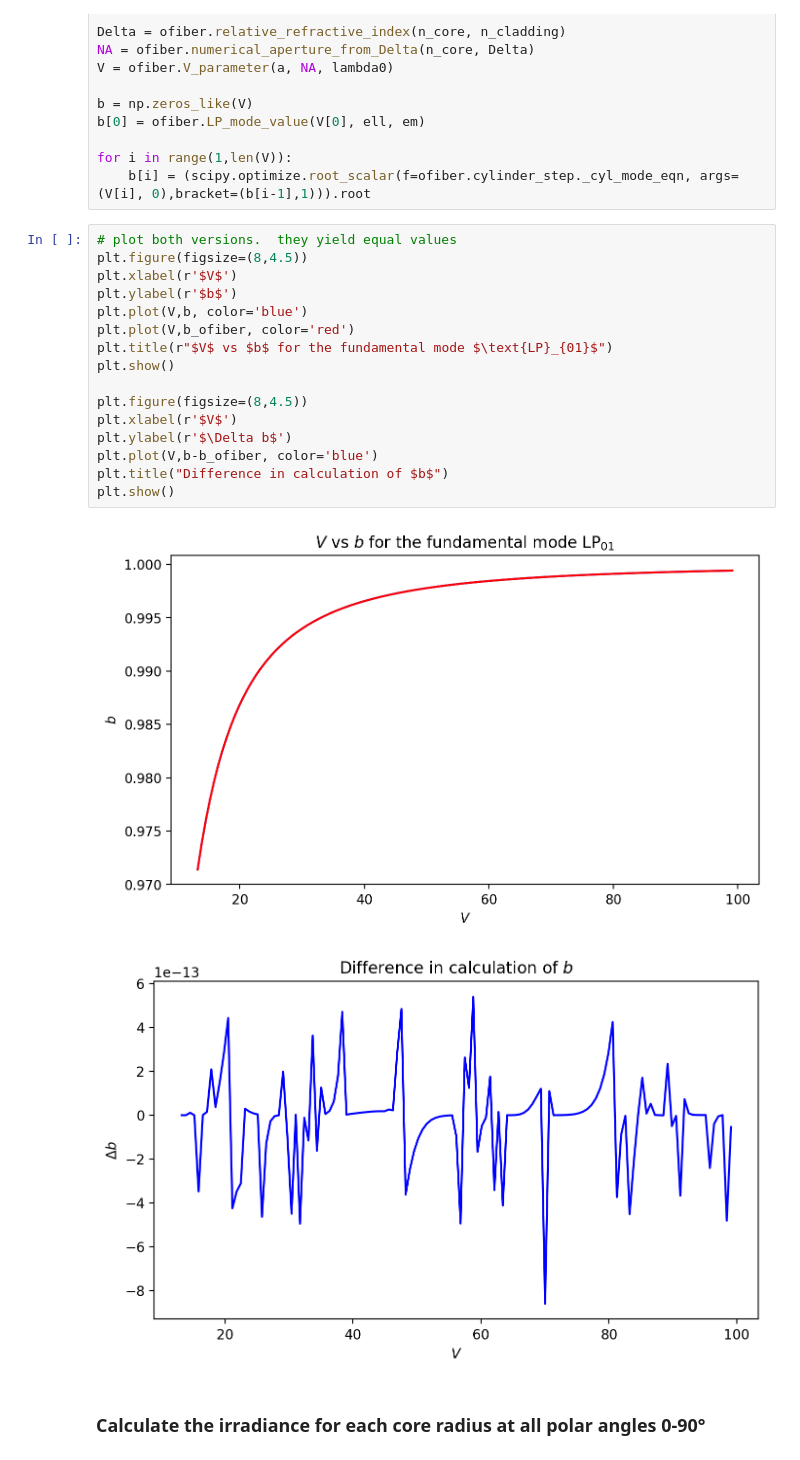
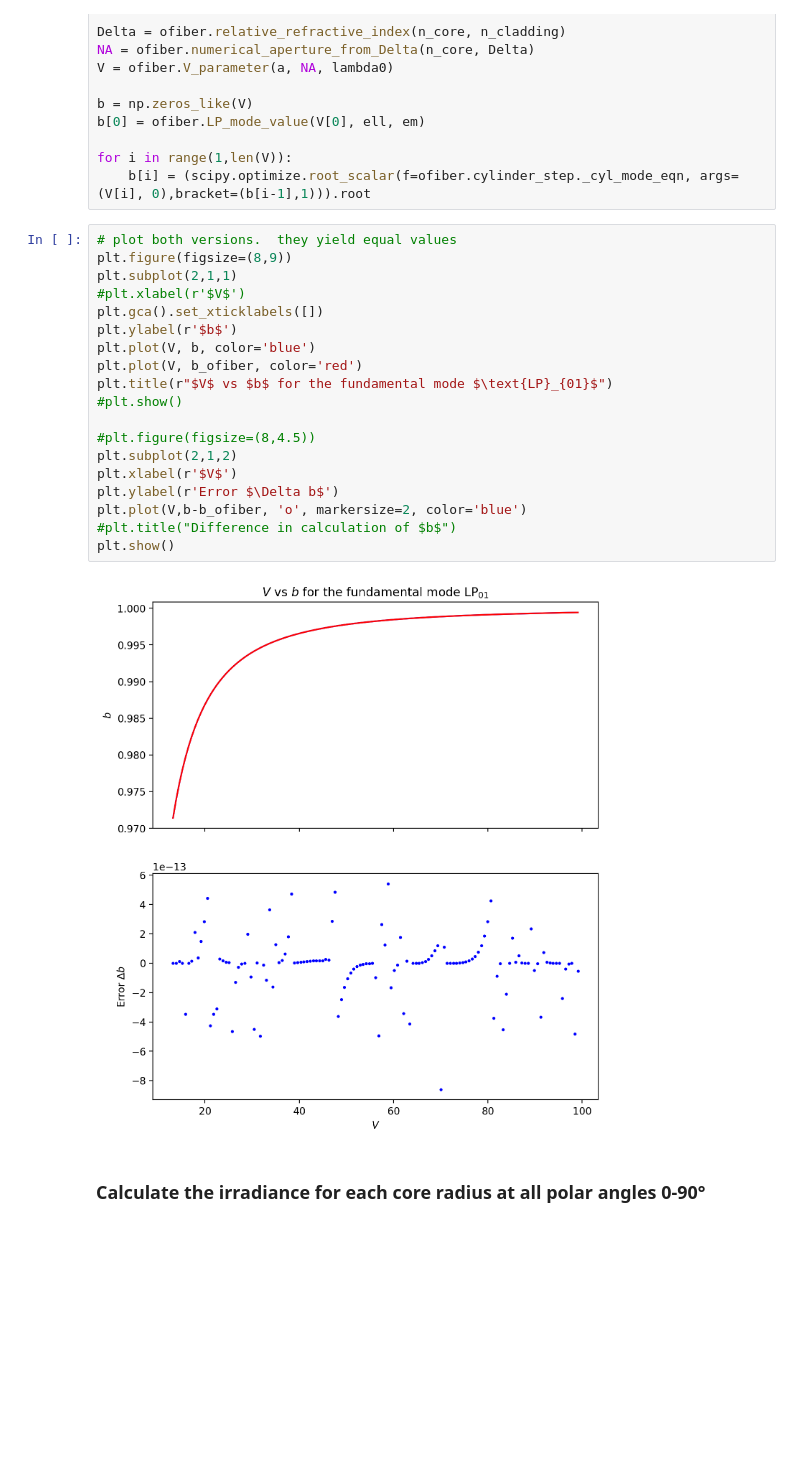
Before and after one commit to scottprahl/ofiber, a Jupyter notebook: docs/9-Far-field-irradiance.ipynb, the cells around one changed output. Cells and saved outputs as stored; diff of their text form; blank space fills up the shorter version.

```diff
--- a/docs/9-Far-field-irradiance.ipynb
+++ b/docs/9-Far-field-irradiance.ipynb
@@ -105,23 +105,25 @@ for i in range(1,len(V)):
     b[i] = (scipy.optimize.root_scalar(f=ofiber.cylinder_step._cyl_mode_eqn, args=(V[i], 0),bracket=(b[i-1],1))).root
 # %%
 # plot both versions.  they yield equal values
-plt.figure(figsize=(8,4.5))
+plt.figure(figsize=(8,9))
+plt.subplot(2,1,1)
+#plt.xlabel(r'$V$')
+plt.gca().set_xticklabels([])
+plt.ylabel(r'$b$')
+plt.plot(V, b, color='blue')
+plt.plot(V, b_ofiber, color='red')
+plt.title(r"$V$ vs $b$ for the fundamental mode $\text{LP}_{01}$")
+#plt.show()
+
+#plt.figure(figsize=(8,4.5))
+plt.subplot(2,1,2)
 plt.xlabel(r'$V$')
-plt.ylabel(r'$b$')
-plt.plot(V,b, color='blue')
-plt.plot(V,b_ofiber, color='red')
-plt.title(r"$V$ vs $b$ for the fundamental mode $\text{LP}_{01}$")
+plt.ylabel(r'Error $\Delta b$')
+plt.plot(V,b-b_ofiber, 'o', markersize=2, color='blue')
+#plt.title("Difference in calculation of $b$")
 plt.show()
-
-plt.figure(figsize=(8,4.5))
-plt.xlabel(r'$V$')
-plt.ylabel(r'$\Delta b$')
-plt.plot(V,b-b_ofiber, color='blue')
-plt.title("Difference in calculation of $b$")
-plt.show()
 # %% [output]
-[figure, old version]
+[figure, new version]
-[figure, removed]
 # %% [markdown]
 ### Calculate the irradiance for each core radius at all polar angles 0-90°
 # %% [markdown]
```
Also changed, not shown: parts of 6 cells of this notebook, 11 other files.
